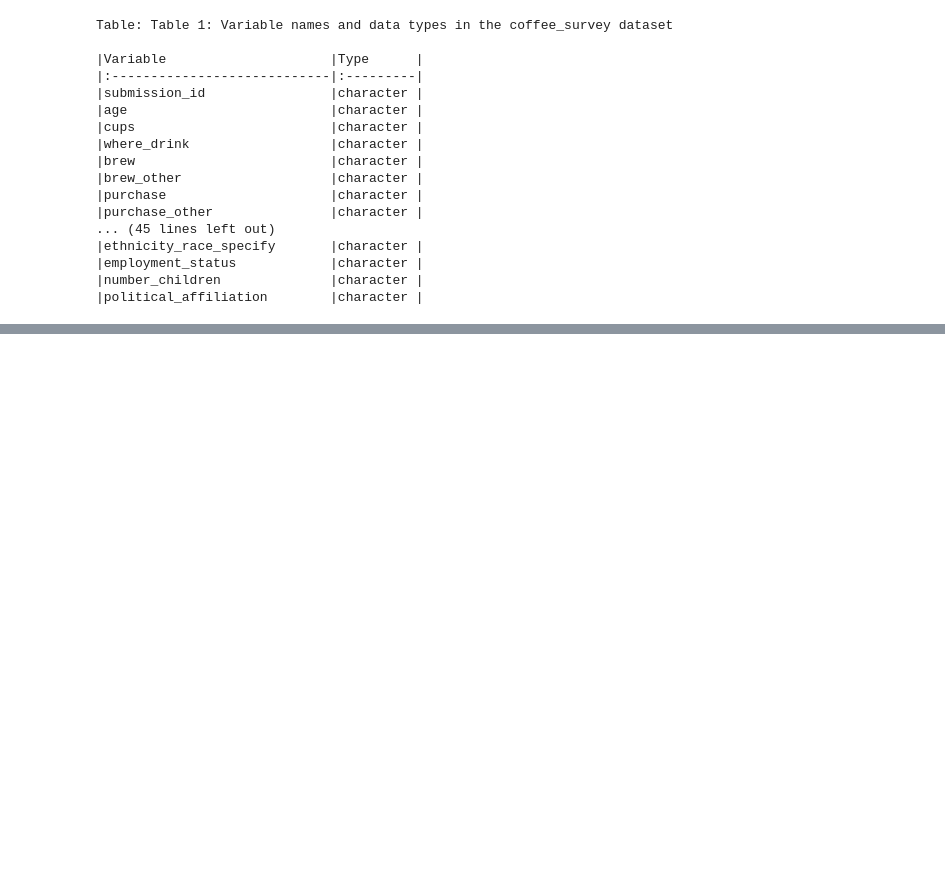
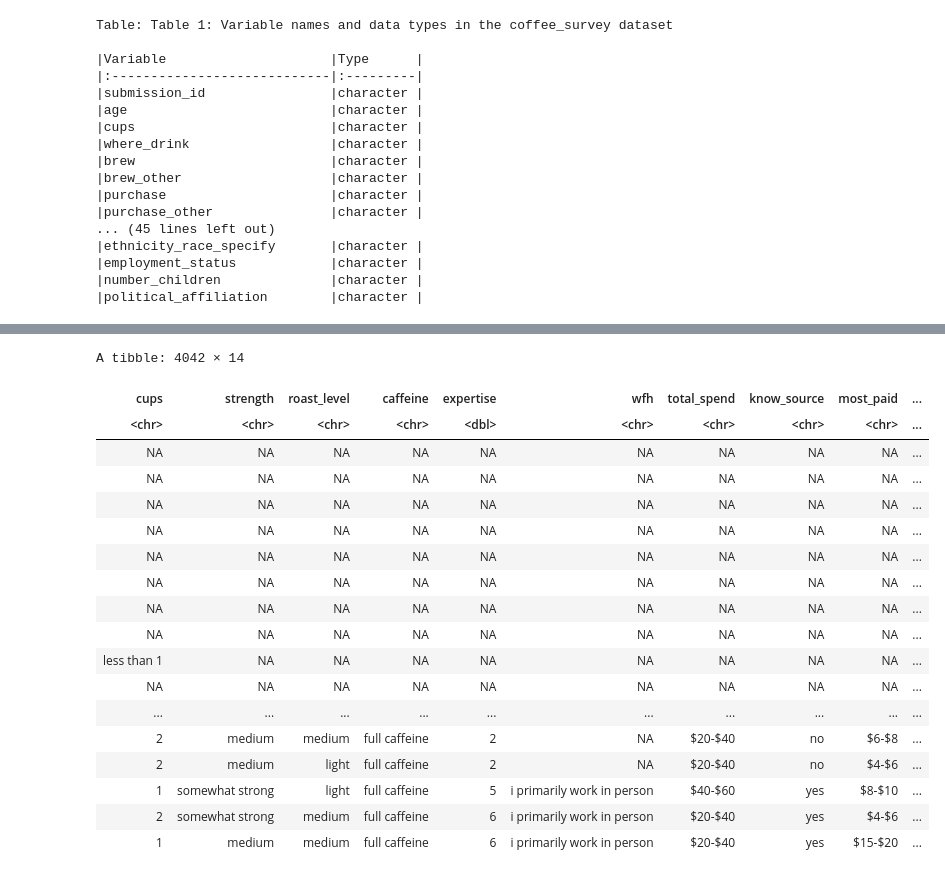
Before and after one commit to tiffanyn5/STAT301_Group9, a Jupyter notebook: group9_finalreport.ipynb, the cells around one changed output, grey strips where cells are left out. Drawn from its saved outputs; the diff is of its cells as text; code cells hidden in the pictures; blank space fills up the shorter version.

```diff
--- a/group9_finalreport.ipynb
+++ b/group9_finalreport.ipynb
@@ -116,0 +188,23 @@ We may include more variables and remove some after the EDA.
+# %%
+# Variables with > 20% missing
+high_missing <- missing_summary |> filter(Proportion_Missing > 20)
+cat("Variables with > 20% missing data:", nrow(high_missing), "\n")
+print(high_missing |> select(Variable, Proportion_Missing))
+
+#Drop
+coffee_trimmed <- coffee_clean |>
+  select(-c(
+    # Free-text "other" columns
+    purchase_other,
+    additions_other,
+    why_drink_other,
+    brew_other,
+
+    # Too sparse to be useful (>58% missing)
+    sweetener,
+    purchase,
+    dairy
+  ))
+cat("\n")
+cat("Remaining columns:")
+colnames(coffee_trimmed)
@@ -116,0 +305,7 @@ We may include more variables and remove some after the EDA.
+# %%
+# Drop taste and value equipment
+coffee_balanced <- coffee_trimmed |>
+  select(-c(
+    taste,
+    value_equipment
+  ))
@@ -116,0 +384,30 @@ We may include more variables and remove some after the EDA.
+# %%
+# Drop why_drink, additions, brew, and where_drin
+coffee_balanced_final <- coffee_balanced |>
+  select(-c(
+    why_drink,
+    additions,
+    brew,
+    where_drink
+  ))
+coffee_balanced_final
+# %% [output]
+A tibble: 4042 × 14
+| cups | strength | roast_level | caffeine | expertise | wfh | total_spend | know_source | most_paid | ... |
+| <chr> | <chr> | <chr> | <chr> | <dbl> | <chr> | <chr> | <chr> | <chr> | ... |
+| NA | NA | NA | NA | NA | NA | NA | NA | NA | ... |
+| NA | NA | NA | NA | NA | NA | NA | NA | NA | ... |
+| NA | NA | NA | NA | NA | NA | NA | NA | NA | ... |
+| NA | NA | NA | NA | NA | NA | NA | NA | NA | ... |
+| NA | NA | NA | NA | NA | NA | NA | NA | NA | ... |
+| NA | NA | NA | NA | NA | NA | NA | NA | NA | ... |
+| NA | NA | NA | NA | NA | NA | NA | NA | NA | ... |
+| NA | NA | NA | NA | NA | NA | NA | NA | NA | ... |
+| less than 1 | NA | NA | NA | NA | NA | NA | NA | NA | ... |
+| NA | NA | NA | NA | NA | NA | NA | NA | NA | ... |
+| ... | ... | ... | ... | ... | ... | ... | ... | ... | ... |
+| 2 | medium | medium | full caffeine | 2 | NA | $20-$40 | no | $6-$8 | ... |
+| 2 | medium | light | full caffeine | 2 | NA | $20-$40 | no | $4-$6 | ... |
+| 1 | somewhat strong | light | full caffeine | 5 | i primarily work in person | $40-$60 | yes | $8-$10 | ... |
+| 2 | somewhat strong | medium | full caffeine | 6 | i primarily work in person | $20-$40 | yes | $4-$6 | ... |
+| 1 | medium | medium | full caffeine | 6 | i primarily work in person | $20-$40 | yes | $15-$20 | ... |
```
Also changed, not shown: parts of 19 cells of this notebook.
